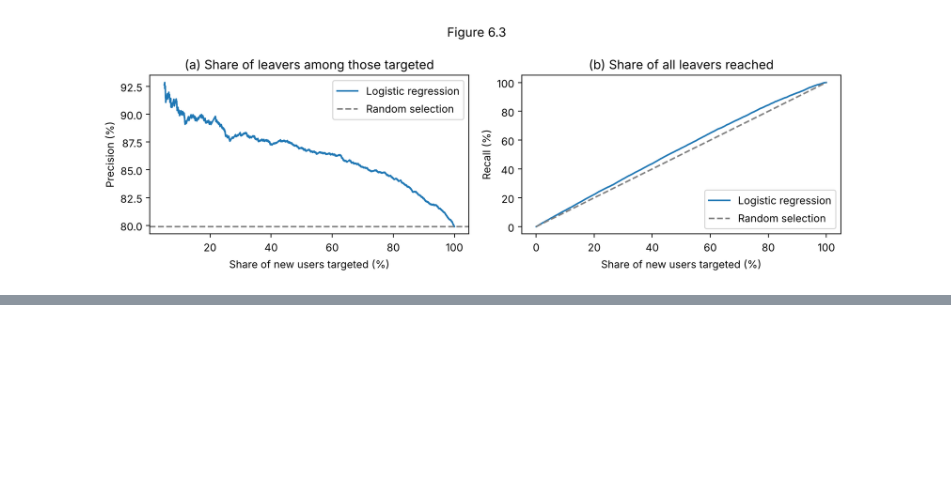
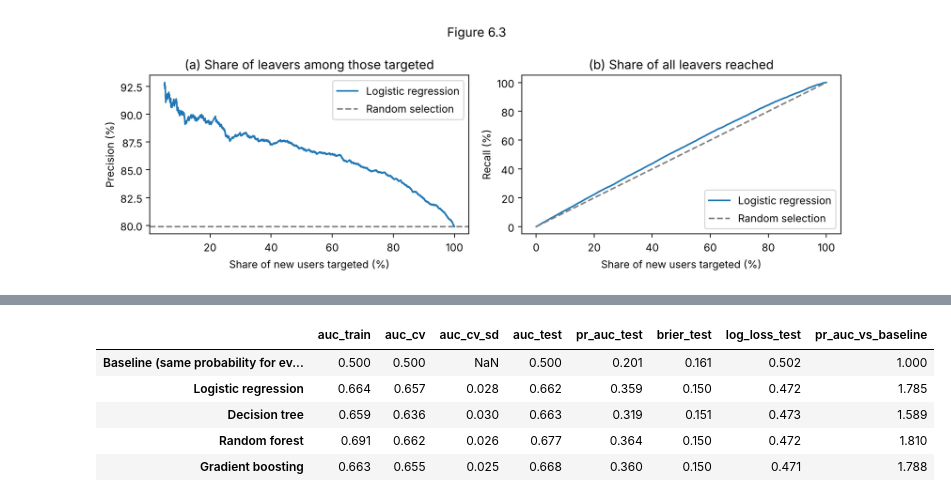
Before and after one commit to AliHoeg/intro_to_ba_project, a Jupyter notebook: exploraroty2.ipynb, the cells around one changed output, grey strips where cells are left out. Saved outputs shown, nothing was run; the diff lists cells and outputs as text; code cells hidden in the pictures; blank space fills up the shorter version.

```diff
--- a/exploraroty2.ipynb
+++ b/exploraroty2.ipynb
@@ -1610,0 +1272,18 @@ plt.show()
+# %%
+# Final tree models: refit with the chosen hyperparameters on all training data
+# (the random forest gets more trees for the final fit, which only reduces noise)
+trees = {
+    "Decision tree": DecisionTreeClassifier(**best.loc["Decision tree", "params"], random_state=0),
+    "Random forest": RandomForestClassifier(**best.loc["Random forest", "params"], n_estimators=500, n_jobs=-1, random_state=0),
+    "Gradient boosting": GradientBoostingClassifier(**best.loc["Gradient boosting", "params"], subsample=0.8, random_state=0),
+}
+for m in trees.values():
+    m.fit(X_train, y_train)
+
+# P(returns) per model on training and test data; the logistic regression comes from section 6
+P_TRAIN = {"Logistic regression": np.asarray(p_train)}
+P_TEST = {"Logistic regression": np.asarray(p_test)}
+for model_name, m in trees.items():
+    P_TRAIN[model_name] = m.predict_proba(X_train)[:, 1]
+    P_TEST[model_name] = m.predict_proba(X_test)[:, 1]
+CV_AUC = {"Logistic regression": (cv_mean, cv_sd), **{n: tuple(best.loc[n, ["auc_cv", "auc_cv_sd"]]) for n in trees}}
@@ -1610,0 +1325,23 @@ plt.show()
+# %%
+# Table 8.1: All models on the same split – ranking and probability accuracy
+yt = np.asarray(y_test)
+rows = {"Baseline (same probability for everyone)": {
+    "auc_train": 0.5, "auc_cv": 0.5, "auc_cv_sd": np.nan, "auc_test": 0.5, "pr_auc_test": yt.mean(),
+    "brier_test": brier_score_loss(yt, p_baseline), "log_loss_test": log_loss(yt, p_baseline)}}
+for model_name in P_TEST:
+    rows[model_name] = {"auc_train": roc_auc_score(y_train, P_TRAIN[model_name]),
+                        "auc_cv": CV_AUC[model_name][0], "auc_cv_sd": CV_AUC[model_name][1],
+                        "auc_test": roc_auc_score(yt, P_TEST[model_name]),
+                        "pr_auc_test": average_precision_score(yt, P_TEST[model_name]),
+                        "brier_test": brier_score_loss(yt, P_TEST[model_name]),
+                        "log_loss_test": log_loss(yt, P_TEST[model_name])}
+table_8_1 = pd.DataFrame(rows).T
+table_8_1["pr_auc_vs_baseline"] = table_8_1["pr_auc_test"] / yt.mean()
+table_8_1.round(3)
+# %% [output]
+|  | auc_train | auc_cv | auc_cv_sd | auc_test | pr_auc_test | brier_test | log_loss_test | pr_auc_vs_baseline |
+| Baseline (same probability for ev... | 0.500 | 0.500 | NaN | 0.500 | 0.201 | 0.161 | 0.502 | 1.000 |
+| Logistic regression | 0.664 | 0.657 | 0.028 | 0.662 | 0.359 | 0.150 | 0.472 | 1.785 |
+| Decision tree | 0.659 | 0.636 | 0.030 | 0.663 | 0.319 | 0.151 | 0.473 | 1.589 |
+| Random forest | 0.691 | 0.662 | 0.026 | 0.677 | 0.364 | 0.150 | 0.472 | 1.810 |
+| Gradient boosting | 0.663 | 0.655 | 0.025 | 0.668 | 0.360 | 0.150 | 0.471 | 1.788 |
```
Also changed, not shown: parts of 51 cells of this notebook.
